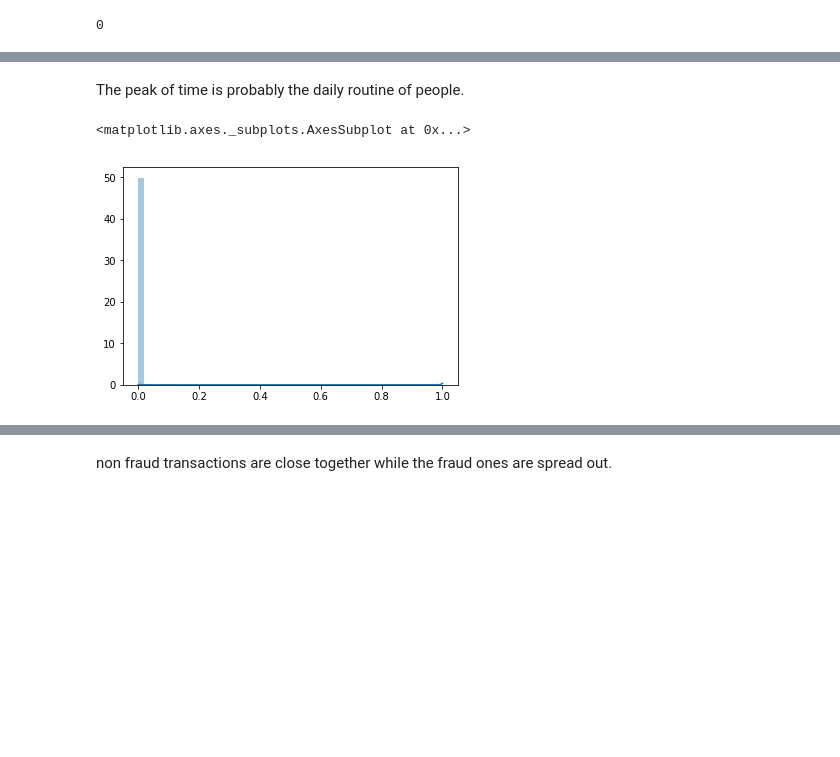
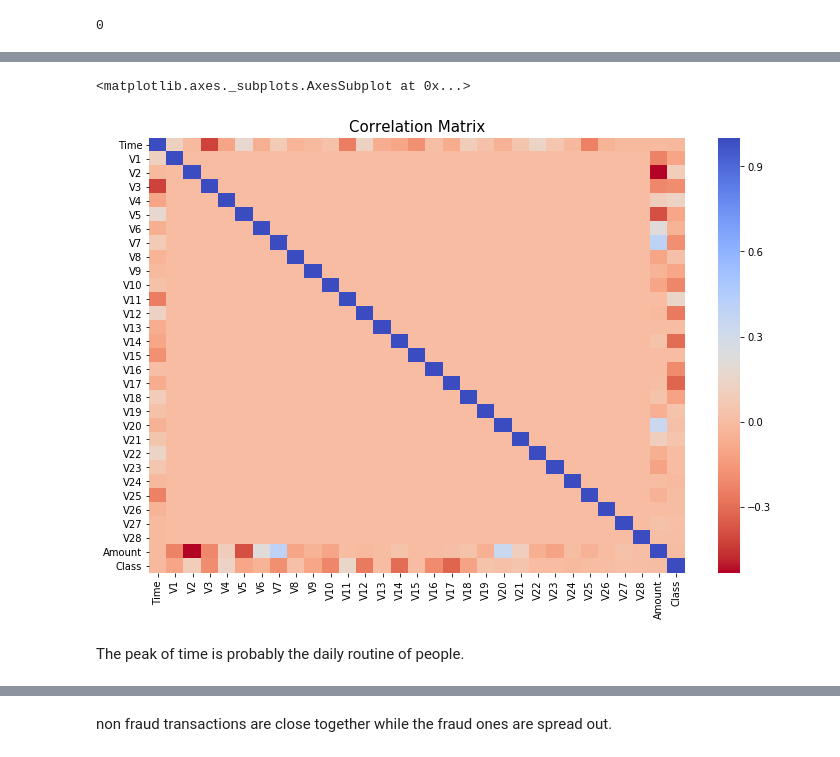
Before and after one commit to hessam211/credit-card-fraud-detection, a Jupyter notebook: credit_card_fraud_detection.ipynb, the cells around one changed output, grey strips where cells are left out. Drawn from its saved outputs; the diff is of its cells as text; code cells hidden in the pictures; blank space fills up the shorter version.

```diff
--- a/credit_card_fraud_detection.ipynb
+++ b/credit_card_fraud_detection.ipynb
@@ -56,8 +79,10 @@ sns.distplot(data['Time'].values)
+# %%
+plt.subplots(figsize=(12,8))
+plt.title("Correlation Matrix", fontsize=15)
+sns.heatmap(data.corr(), cmap='coolwarm_r', annot_kws={'size':20})
+# %% [output]
+<matplotlib.axes._subplots.AxesSubplot at 0x...>
+[figure, added]
 # %% [markdown]
 The peak of time is probably the daily routine of people.
-# %%
-sns.distplot(data['Class'].values)
-# %% [output]
-<matplotlib.axes._subplots.AxesSubplot at 0x...>
-[figure, removed]
 # %%
```
Also changed, not shown: parts of 16 cells of this notebook.
